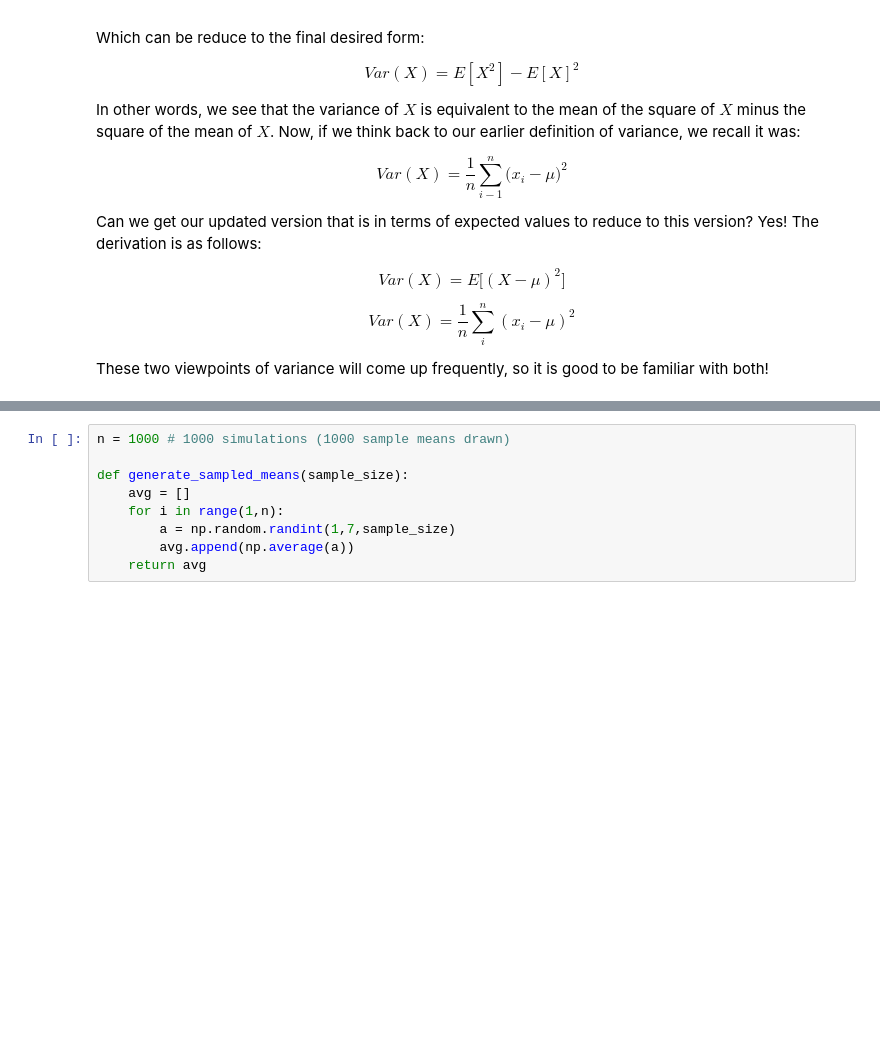
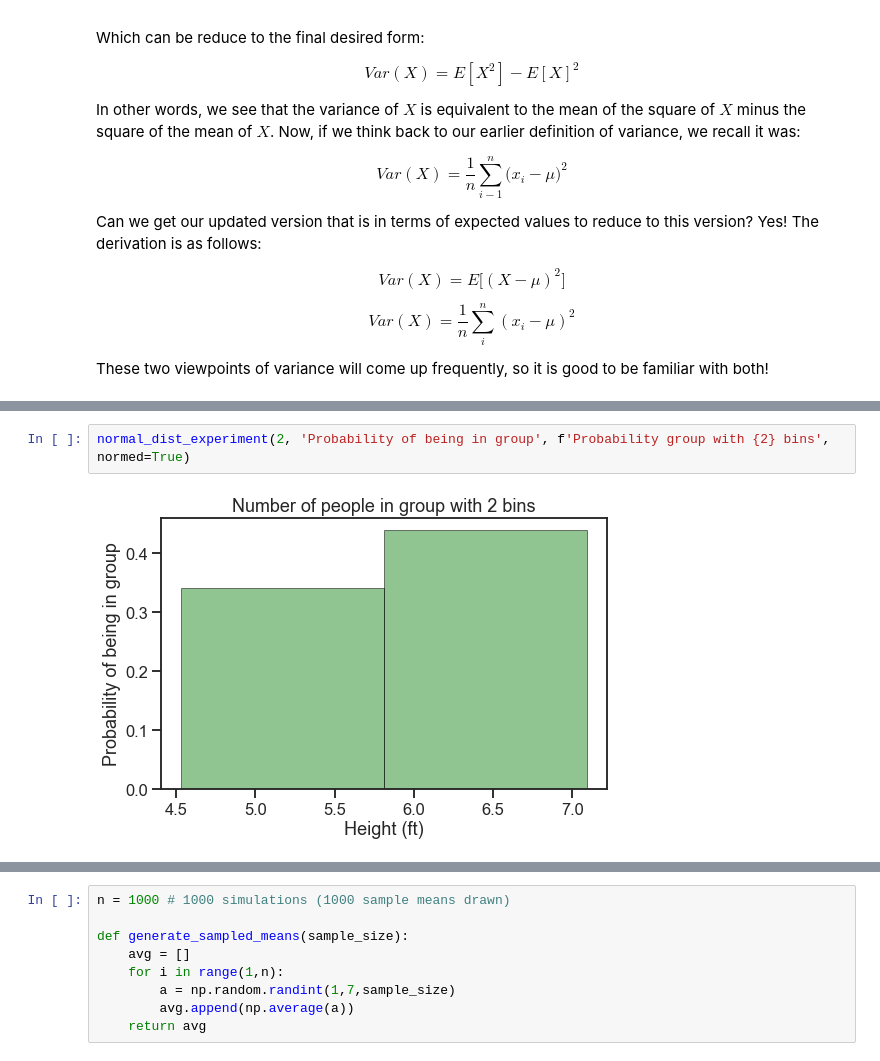
Before and after one commit to NathanielDake/intuitiveml, a Jupyter notebook: Mathematics/04-Statistics-01-Introduction.ipynb, the cells around one changed output, grey strips where cells are left out. Cells and saved outputs as stored; diff of their text form; blank space fills up the shorter version.

```diff
--- a/Mathematics/04-Statistics-01-Introduction.ipynb
+++ b/Mathematics/04-Statistics-01-Introduction.ipynb
@@ -415,0 +476,4 @@ sns.set_style("ticks")
+# %%
+normal_dist_experiment(2, 'Probability of being in group', f'Probability group with {2} bins', normed=True)
+# %% [output]
+[figure, added]
```
Also changed, not shown: parts of 30 cells of this notebook, 3 other files.
